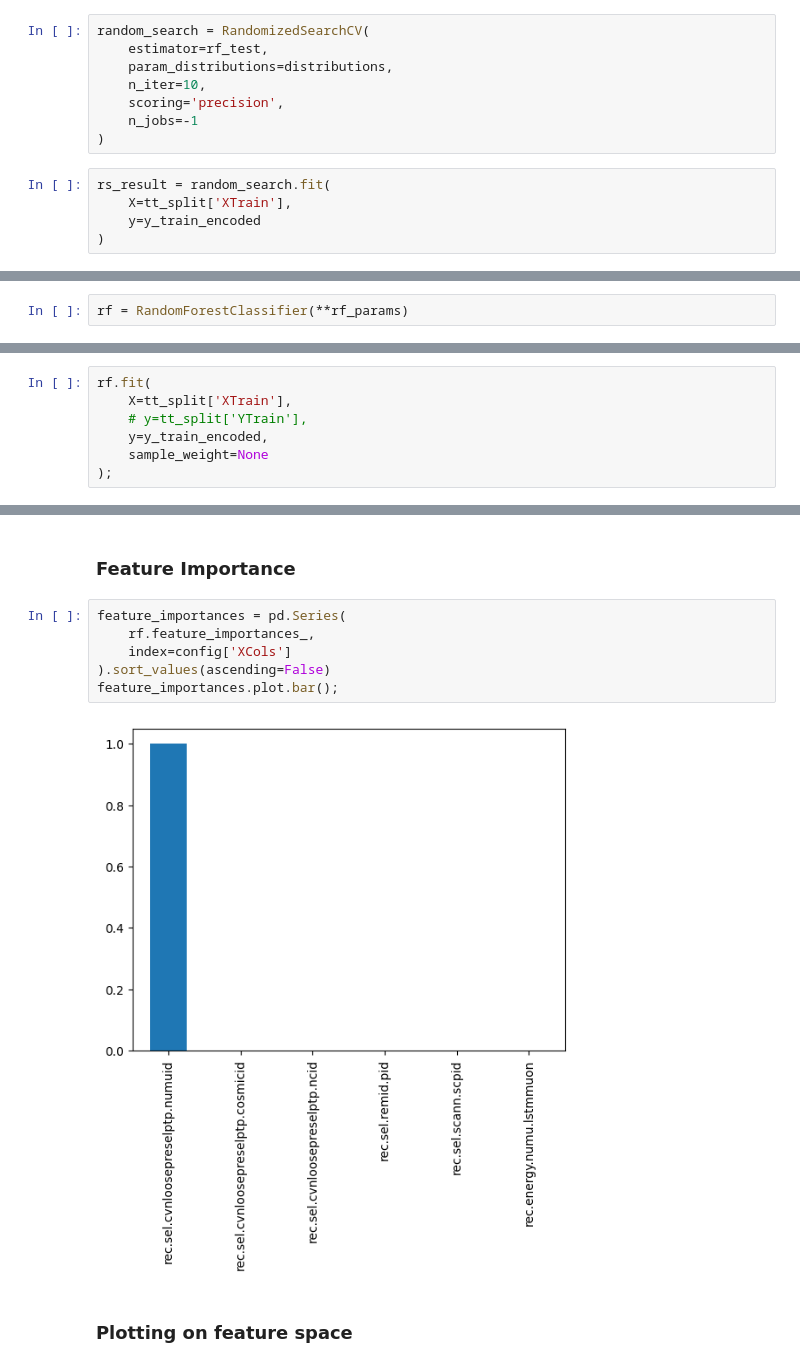
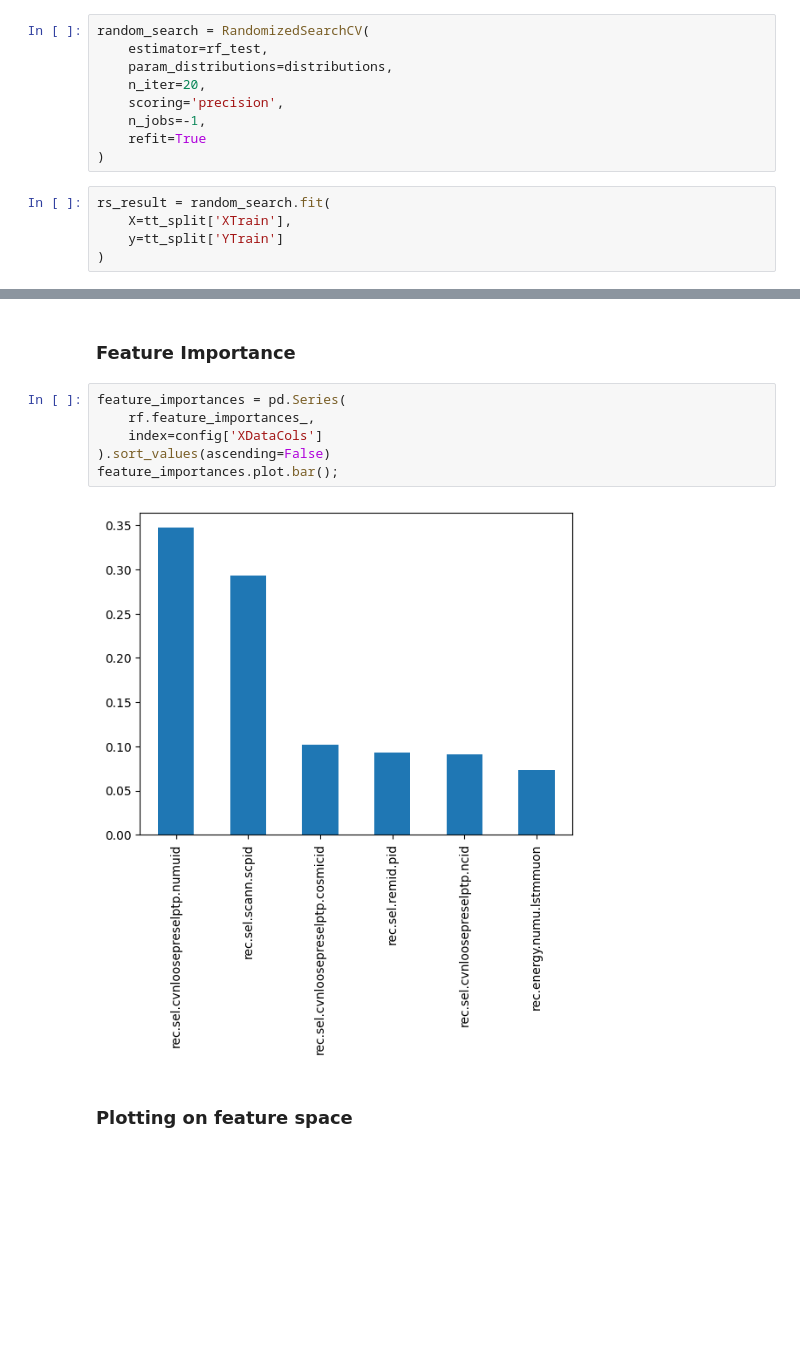
Before and after one commit to aditya-marathe/msci-project, a Jupyter notebook: src/notebooks/random_forest.ipynb, the cells around one changed output, grey strips where cells are left out. Cells and saved outputs as stored; diff of their text form; blank space fills up the shorter version.

Commit message:
Update: `random_forest.ipynb`
- Trained some new random forest models.
- Added back the lab book browser tool.
- Other minor changes.

```diff
--- a/src/notebooks/random_forest.ipynb
+++ b/src/notebooks/random_forest.ipynb
@@ -294,14 +303,15 @@ rf_test = RandomForestClassifier()
 random_search = RandomizedSearchCV(
     estimator=rf_test,
     param_distributions=distributions,
-    n_iter=10,
+    n_iter=20,
     scoring='precision',
-    n_jobs=-1
+    n_jobs=-1,
+    refit=True
 )
 # %%
 rs_result = random_search.fit(
     X=tt_split['XTrain'],
-    y=y_train_encoded
+    y=tt_split['YTrain']
 )
 # %%
 rf = rs_result.best_estimator_
@@ -348,2 +317,0 @@ rf_best_params = rs_result.best_params_
-# %%
-rf = RandomForestClassifier(**rf_params)
@@ -354,7 +317,0 @@ y_test_encoded = ( (tt_split['YTest'] == 1) + (tt_split['YTest'] == 2) ) * 1.
-# %%
-rf.fit(
-    X=tt_split['XTrain'],
-    # y=tt_split['YTrain'],
-    y=y_train_encoded,
-    sample_weight=None
-);
@@ -536,10 +543,10 @@ plt.title('Cut-based analysis + RF Classifier');
 # %%
 feature_importances = pd.Series(
     rf.feature_importances_,
-    index=config['XCols']
+    index=config['XDataCols']
 ).sort_values(ascending=False)
 feature_importances.plot.bar();
 # %% [output]
-[figure, old version]
+[figure, new version]
 # %% [markdown]
 ### Plotting on feature space
```
Also changed, not shown: parts of 49 cells of this notebook, 19 other files.
